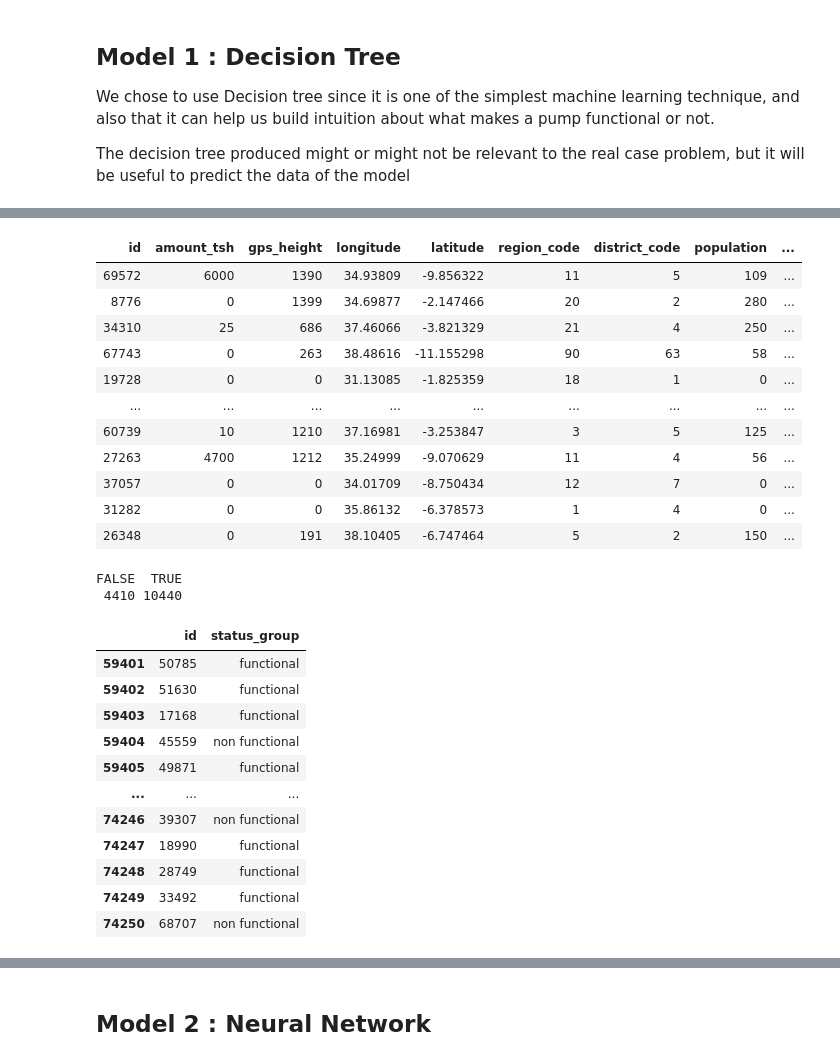
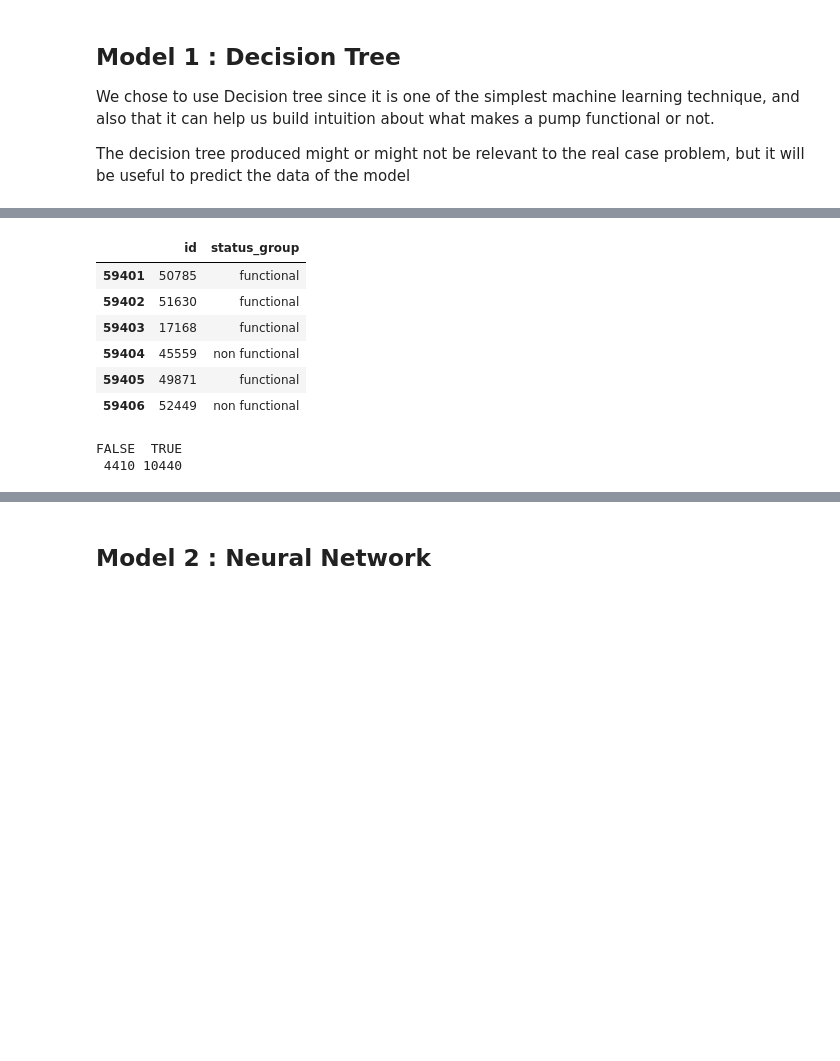
Before and after one commit to nmarotte/F422-fluffy-couscous, a Jupyter notebook: ReportTemplate.ipynb, the cells around one changed output, grey strips where cells are left out. Drawn from its saved outputs; the diff is of its cells as text; code cells hidden in the pictures; blank space fills up the shorter version.

```diff
--- a/ReportTemplate.ipynb
+++ b/ReportTemplate.ipynb
@@ -128,7 +174,3 @@ We see that num_private has almost 99% of the time the same value. Given the hug
-# %%
-training_set_values <- training_set_values[,setdiff(colnames(training_set_values),"num_private")] # remove num_private train_set
-
-test_set_values <- test_set_values[,setdiff(colnames(test_set_values),"num_private")] # remove num_private test_est
 # %% [markdown]
 ## Looking at the corelation between columns
 # %% [markdown]
@@ -369,9 +355,10 @@ We chose to replace the empty value with a new category : `unknown`. This might
 
 This will be done for all the columns that contain text entries, since there isn't missing data for numbers
 # %%
-# Replacing NA values with "unknown"
-i <- sapply(training_set_values, is.factor)
-training_set_values[i] <- lapply(training_set_values[i], as.character)
-training_set_values[is.na(training_set_values)] <- "unknown"
-training_set_values[i] <- lapply(training_set_values[i], as.factor)
-head(training_set_values)
+replace_na_with_unknown <- function() {
+    i <- sapply(training_set_values, is.factor)
+    training_set_values[i] <<- lapply(training_set_values[i], as.character)
+    training_set_values[is.na(training_set_values)] <<- "unknown"
+    training_set_values[i] <<- lapply(training_set_values[i], as.factor)
+}
+replace_na_with_unknown()
@@ -464,31 +499,19 @@ The decision tree produced might or might not be relevant to the real case probl
 library(rpart)
 library(rpart.plot)
 
-data_train
+preprocessing()  # Preprocessing
+decision_tree_model <- rpart(status_group~., data = training_set_values, method = 'class')  # Modelling
 
-# example model
+decision_tree_prediction <- cbind(test_set_values[1], predict(decision_tree_model, test_set_values, type = 'class'))  # Predicting
+names(decision_tree_prediction) <- c("id", "status_group")  # Reformatting
 
-model<- rpart(status_group~., data= data_train, method = 'class') # creation of the model
+# Printing
+prp(decision_tree_model)
+head(decision_tree_prediction)
+table(decision_tree_prediction["status_group"] == "functional")
 
-
-prp(model) # print tree
-
-predict_unseen <- predict(model,data_test, type = 'class') # prediction
-
-status_group <-predict_unseen
-
-data_predict <- test_set_values
-
-
-
-
-data_predict <- cbind(data_predict[1],status_group)
-
-table(data_predict["status_group"] == "functional")
-
-data_predict
-
-write.csv(data_predict,"decisionTree.csv",row.names = FALSE)
+# Saving
+write.csv(decision_tree_prediction,"decisionTree.csv",row.names = FALSE)
 # %% [output]
 Warning message:
 "package 'rpart' was built under R version 3.6.3"Warning message:
@@ -496,29 +521,12 @@ Warning message:
-| id | amount_tsh | gps_height | longitude | latitude | region_code | district_code | population | ... |
-| 69572 | 6000 | 1390 | 34.93809 | -9.856322 | 11 | 5 | 109 | ... |
-| 8776 | 0 | 1399 | 34.69877 | -2.147466 | 20 | 2 | 280 | ... |
-| 34310 | 25 | 686 | 37.46066 | -3.821329 | 21 | 4 | 250 | ... |
-| 67743 | 0 | 263 | 38.48616 | -11.155298 | 90 | 63 | 58 | ... |
-| 19728 | 0 | 0 | 31.13085 | -1.825359 | 18 | 1 | 0 | ... |
-| ... | ... | ... | ... | ... | ... | ... | ... | ... |
-| 60739 | 10 | 1210 | 37.16981 | -3.253847 | 3 | 5 | 125 | ... |
-| 27263 | 4700 | 1212 | 35.24999 | -9.070629 | 11 | 4 | 56 | ... |
-| 37057 | 0 | 0 | 34.01709 | -8.750434 | 12 | 7 | 0 | ... |
-| 31282 | 0 | 0 | 35.86132 | -6.378573 | 1 | 4 | 0 | ... |
-| 26348 | 0 | 191 | 38.10405 | -6.747464 | 5 | 2 | 150 | ... |
+|  | id | status_group |
+| 59401 | 50785 | functional |
+| 59402 | 51630 | functional |
+| 59403 | 17168 | functional |
+| 59404 | 45559 | non functional |
+| 59405 | 49871 | functional |
+| 59406 | 52449 | non functional |
 FALSE  TRUE
  4410 10440
-|  | id | status_group |
-| 59401 | 50785 | functional |
-| 59402 | 51630 | functional |
-| 59403 | 17168 | functional |
-| 59404 | 45559 | non functional |
-| 59405 | 49871 | functional |
-| ... | ... | ... |
-| 74246 | 39307 | non functional |
-| 74247 | 18990 | functional |
-| 74248 | 28749 | functional |
-| 74249 | 33492 | functional |
-| 74250 | 68707 | non functional |
 [figure]
 # %% [markdown]
 ## Model 2 : Neural Network
```
Also changed, not shown: parts of 33 cells of this notebook.
